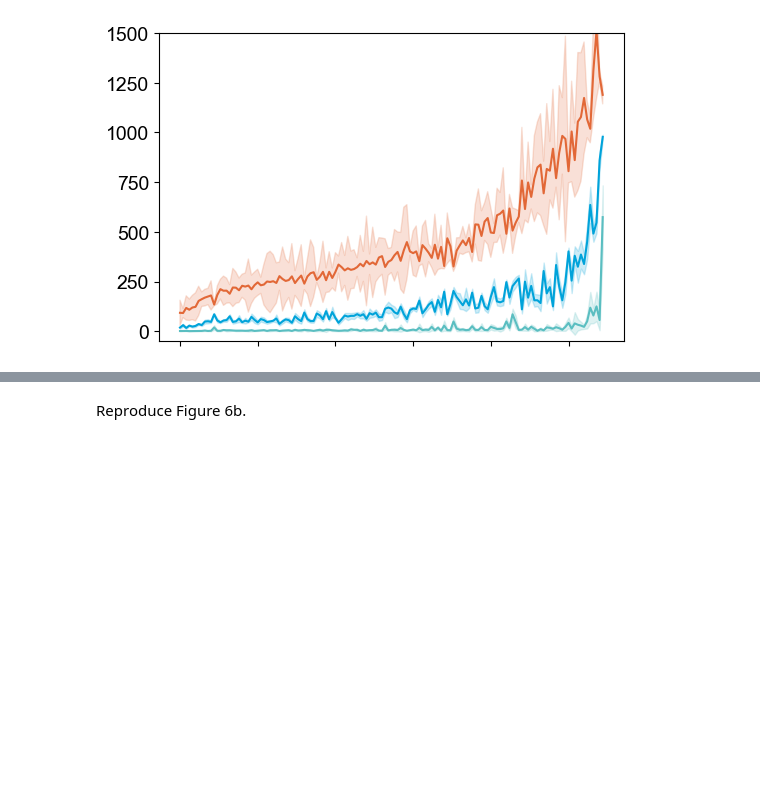
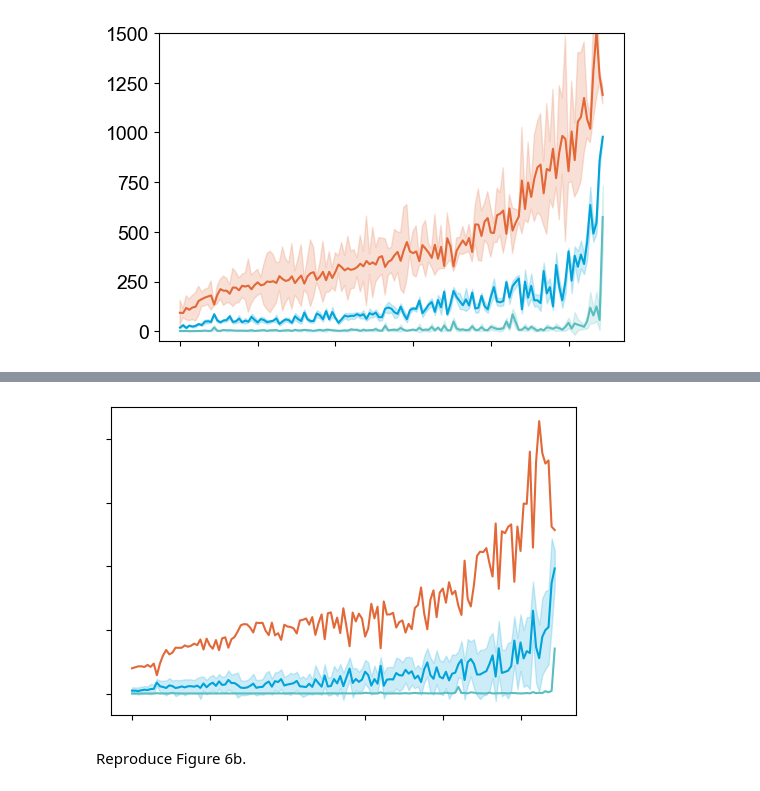
Before and after one commit to fingertap/BatLiNet, a Jupyter notebook: notebooks/figures.ipynb, the cells around one changed output, grey strips where cells are left out. Saved outputs shown, nothing was run; the diff lists cells and outputs as text; code cells hidden in the pictures; blank space fills up the shorter version.

```diff
--- a/notebooks/figures.ipynb
+++ b/notebooks/figures.ipynb
@@ -839,3 +845,22 @@ plt.show()
+# %%
+colors = ['#00A3DA', '#E26837', '#5ABEC1']
+fig, ax = plt.subplots(1, 1, figsize=(6, 4))
+
+x = np.arange(len(bests))
+plt.plot(x, worsts, color=colors[1])
+plt.plot(x, bests, color=colors[2])
+plt.fill_between(
+    x, medians - stds, medians + stds, alpha=0.2, color=colors[0]
+)
+plt.plot(x, medians, color=colors[0])
+plt.gca().set_xticklabels([])
+plt.gca().set_yticklabels([])
+
+fig.savefig(HOME / f'data/sup_choice_mix_100.svg',
+            bbox_inches='tight', pad_inches=0.1, transparent=True)
+plt.show()
+# %% [output]
+[figure, added]
 # %% [markdown]
 Reproduce Figure 6b.
 # %%
```
Also changed, not shown: parts of 4 cells of this notebook.
